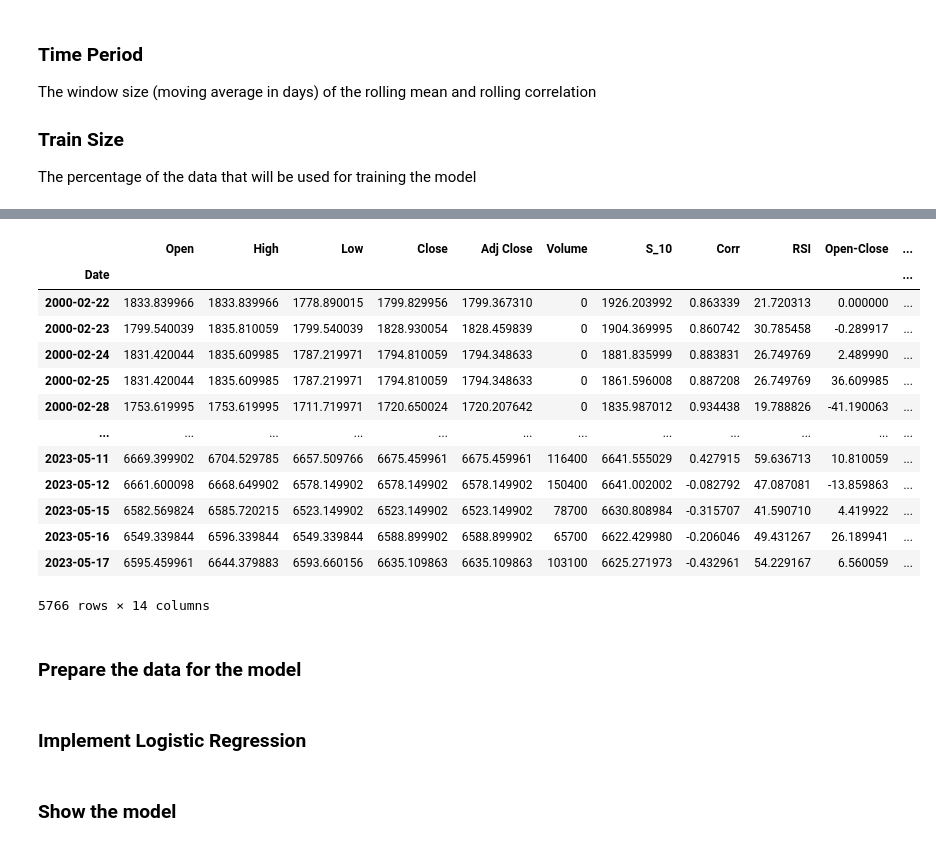
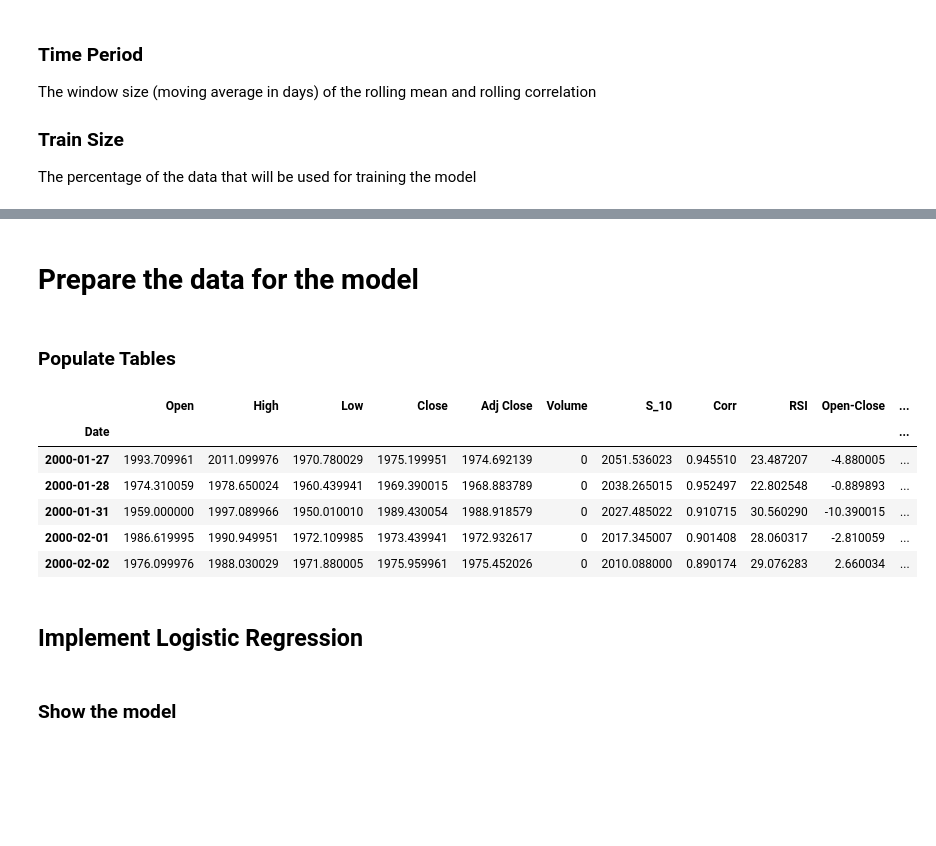
Before and after one commit to t4bby/psei-analysis, a Jupyter notebook: psei-draft.ipynb, the cells around one changed output, grey strips where cells are left out. Cells and saved outputs as stored; diff of their text form; code cells hidden in the pictures; blank space fills up the shorter version.

```diff
--- a/psei-draft.ipynb
+++ b/psei-draft.ipynb
@@ -100,33 +68,34 @@ FloatSlider(value=0.8, description='Train Size', max=1.0, step=0.01)
+# %%
+# Time Peroid (in days)
+timeperiod = 10
+
+# Train Size (in percentage 0.1 = 10%)
+trainsize = 0.8
+# %% [markdown]
+# Prepare the data for the model
+# %% [markdown]
+### Populate Tables
 # %%
-df['S_' + str(timeperiod.value)] = df['Close'].rolling(window=timeperiod.value).mean() # Rolling mean
+df['S_' + str(timeperiod)] = df['Close'].rolling(window=timeperiod).mean() # Rolling mean
 
-df['Corr'] = df['Close'].rolling(window=timeperiod.value).corr(df['S_' + str(timeperiod.value)]) # Correlation between the close price and the rolling mean
+df['Corr'] = df['Close'].rolling(window=timeperiod).corr(df['S_' + str(timeperiod)]) # Correlation between the close price and the rolling mean
 
-df['RSI'] = ta.RSI(np.array(df['Close']), timeperiod=timeperiod.value) # Relative Strength Index
+df['RSI'] = ta.RSI(np.array(df['Close']), timeperiod=timeperiod) # Relative Strength Index
 
 df['Open-Close'] = df['Open'] - df['Close'].shift(1) # The difference between the current day's open and the previous day's close
 
 df['Open-Open'] = df['Open'] - df['Open'].shift(1) # The difference between the current day's open and the previous day's open
 
 df = df.dropna() # Drop the NaN values
-df #    Show the dataframe
+df.head() #    Show the dataframe
 # %% [output]
 |  | Open | High | Low | Close | Adj Close | Volume | S_10 | Corr | RSI | Open-Close | ... |
 | Date |  |  |  |  |  |  |  |  |  |  | ... |
-| 2000-02-22 | 1833.839966 | 1833.839966 | 1778.890015 | 1799.829956 | 1799.367310 | 0 | 1926.203992 | 0.863339 | 21.720313 | 0.000000 | ... |
-| 2000-02-23 | 1799.540039 | 1835.810059 | 1799.540039 | 1828.930054 | 1828.459839 | 0 | 1904.369995 | 0.860742 | 30.785458 | -0.289917 | ... |
-| 2000-02-24 | 1831.420044 | 1835.609985 | 1787.219971 | 1794.810059 | 1794.348633 | 0 | 1881.835999 | 0.883831 | 26.749769 | 2.489990 | ... |
-| 2000-02-25 | 1831.420044 | 1835.609985 | 1787.219971 | 1794.810059 | 1794.348633 | 0 | 1861.596008 | 0.887208 | 26.749769 | 36.609985 | ... |
-| 2000-02-28 | 1753.619995 | 1753.619995 | 1711.719971 | 1720.650024 | 1720.207642 | 0 | 1835.987012 | 0.934438 | 19.788826 | -41.190063 | ... |
-| ... | ... | ... | ... | ... | ... | ... | ... | ... | ... | ... | ... |
-| 2023-05-11 | 6669.399902 | 6704.529785 | 6657.509766 | 6675.459961 | 6675.459961 | 116400 | 6641.555029 | 0.427915 | 59.636713 | 10.810059 | ... |
-| 2023-05-12 | 6661.600098 | 6668.649902 | 6578.149902 | 6578.149902 | 6578.149902 | 150400 | 6641.002002 | -0.082792 | 47.087081 | -13.859863 | ... |
-| 2023-05-15 | 6582.569824 | 6585.720215 | 6523.149902 | 6523.149902 | 6523.149902 | 78700 | 6630.808984 | -0.315707 | 41.590710 | 4.419922 | ... |
-| 2023-05-16 | 6549.339844 | 6596.339844 | 6549.339844 | 6588.899902 | 6588.899902 | 65700 | 6622.429980 | -0.206046 | 49.431267 | 26.189941 | ... |
-| 2023-05-17 | 6595.459961 | 6644.379883 | 6593.660156 | 6635.109863 | 6635.109863 | 103100 | 6625.271973 | -0.432961 | 54.229167 | 6.560059 | ... |
+| 2000-01-27 | 1993.709961 | 2011.099976 | 1970.780029 | 1975.199951 | 1974.692139 | 0 | 2051.536023 | 0.945510 | 23.487207 | -4.880005 | ... |
+| 2000-01-28 | 1974.310059 | 1978.650024 | 1960.439941 | 1969.390015 | 1968.883789 | 0 | 2038.265015 | 0.952497 | 22.802548 | -0.889893 | ... |
+| 2000-01-31 | 1959.000000 | 1997.089966 | 1950.010010 | 1989.430054 | 1988.918579 | 0 | 2027.485022 | 0.910715 | 30.560290 | -10.390015 | ... |
+| 2000-02-01 | 1986.619995 | 1990.949951 | 1972.109985 | 1973.439941 | 1972.932617 | 0 | 2017.345007 | 0.901408 | 28.060317 | -2.810059 | ... |
+| 2000-02-02 | 1976.099976 | 1988.030029 | 1971.880005 | 1975.959961 | 1975.452026 | 0 | 2010.088000 | 0.890174 | 29.076283 | 2.660034 | ... |
-5766 rows × 14 columns
-# %% [markdown]
-### Prepare the data for the model
 # %%
 x = df.iloc[:,:9] # The features that will be used for the model
 y = np.where(df['Close'].shift(-1) > df['Close'],1,-1) # 1 if the price goes up, -1 otherwise
@@ -135,6 +104,6 @@ split = int(trainsize.value * len(df)) # Split the data into train and test set
 x_train, x_test, y_train, y_test = x[:split], x[split:], y[:split], y[split:] # Split the data into train and test set
 # %% [markdown]
-### Implement Logistic Regression
+## Implement Logistic Regression
 # %%
 model = LogisticRegression()  # Initialize the model
 model = model.fit(x_train, y_train)  # Fit the model
```
Also changed, not shown: parts of 25 cells of this notebook, 1 other file.
